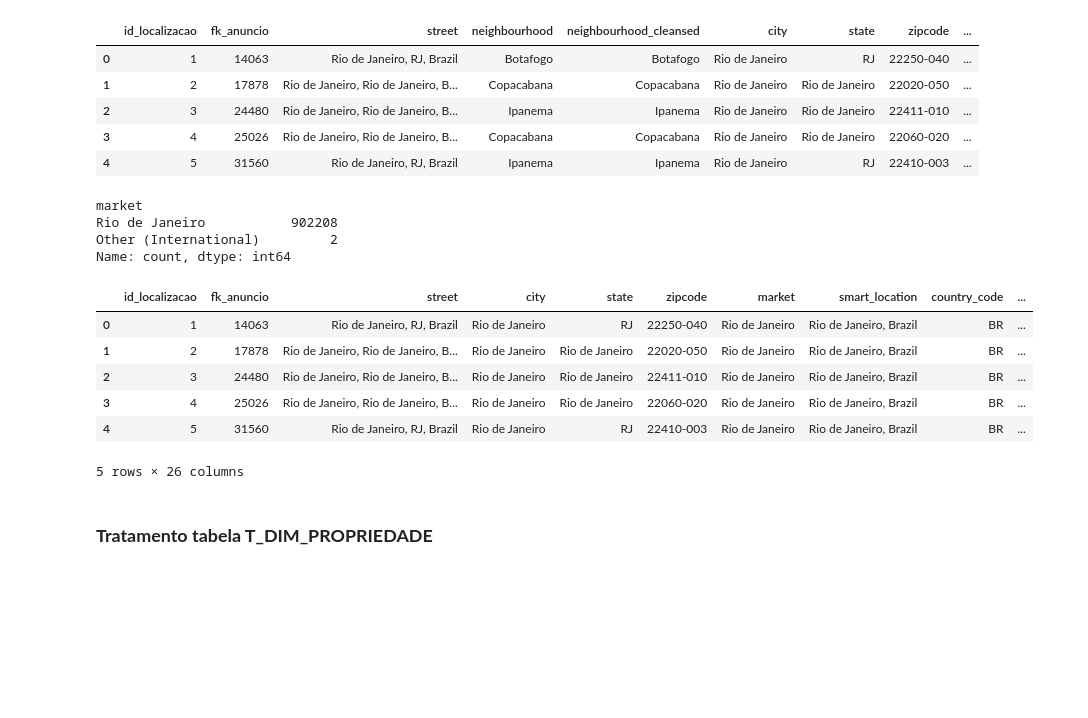
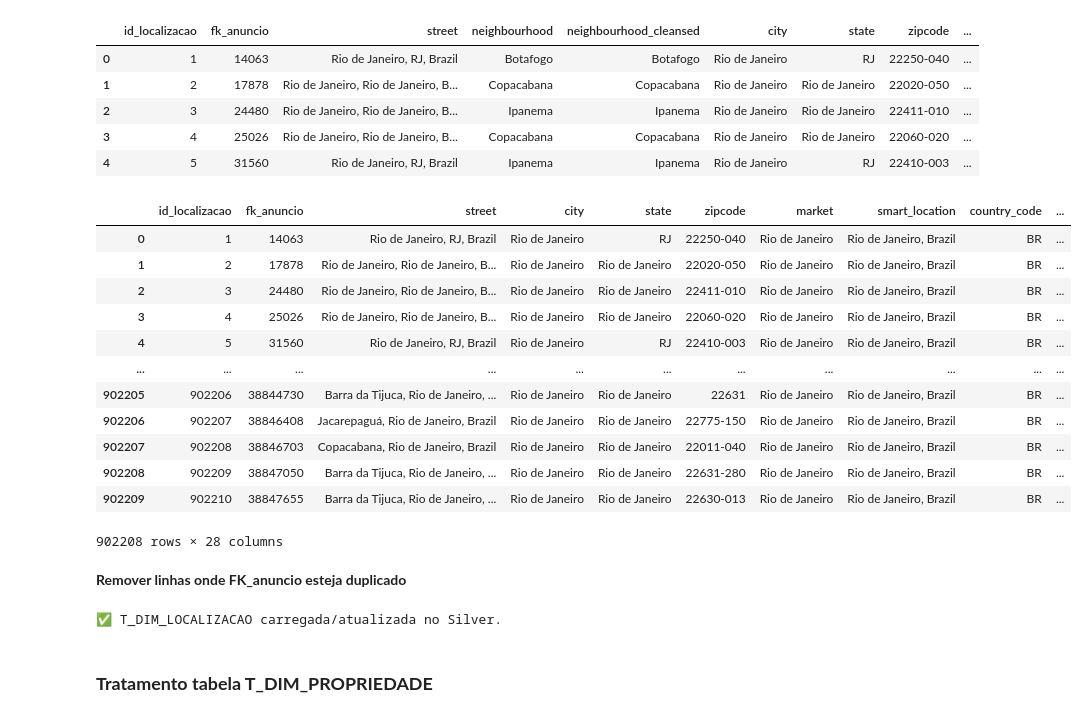
Before and after one commit to JONATHAN-ALMEIDA-MESQUITA/Airbnb-analytics-dw, a Jupyter notebook: notebooks/1_silver_transformations.ipynb, the cells around one changed output. Cells and saved outputs as stored; diff of their text form; code cells hidden in the pictures; blank space fills up the shorter version.

```diff
--- a/notebooks/1_silver_transformations.ipynb
+++ b/notebooks/1_silver_transformations.ipynb
@@ -692,8 +643,6 @@ df_localizacao_silver.head()
 | 4 | 5 | 31560 | Rio de Janeiro, RJ, Brazil | Ipanema | Ipanema | Rio de Janeiro | RJ | 22410-003 | ... |
 # %%
 df_localizacao_silver['market'].value_counts()
+
+#Removendo dois valores que nao conseguimos mapear com o geopandas
+df_localizacao_silver = df_localizacao_silver[df_localizacao_silver['market'] != 'Other (International)']
-# %% [output]
-market
-Rio de Janeiro           902208
-Other (International)         2
-Name: count, dtype: int64
@@ -743,13 +689,25 @@ gdf_pts_m['nearest_poi_name'] = gdf_pts_m[dist_cols].idxmin(axis=1).str.replace(
 
 # Volta a DF se quiser
 df_localizacao_silver = pd.DataFrame(gdf_pts_m.drop(columns='geometry'))
+
+#Auditoria
+df_localizacao_silver["fonte"] = 'Airbnb_bronze'
+df_localizacao_silver['dt_ingestao'] = pd.Timestamp.utcnow()
-# %%
-df_localizacao_silver.head(5)
-# %% [output]
-|  | id_localizacao | fk_anuncio | street | city | state | zipcode | market | smart_location | country_code | ... |
-| 0 | 1 | 14063 | Rio de Janeiro, RJ, Brazil | Rio de Janeiro | RJ | 22250-040 | Rio de Janeiro | Rio de Janeiro, Brazil | BR | ... |
-| 1 | 2 | 17878 | Rio de Janeiro, Rio de Janeiro, B... | Rio de Janeiro | Rio de Janeiro | 22020-050 | Rio de Janeiro | Rio de Janeiro, Brazil | BR | ... |
-| 2 | 3 | 24480 | Rio de Janeiro, Rio de Janeiro, B... | Rio de Janeiro | Rio de Janeiro | 22411-010 | Rio de Janeiro | Rio de Janeiro, Brazil | BR | ... |
-| 3 | 4 | 25026 | Rio de Janeiro, Rio de Janeiro, B... | Rio de Janeiro | Rio de Janeiro | 22060-020 | Rio de Janeiro | Rio de Janeiro, Brazil | BR | ... |
-| 4 | 5 | 31560 | Rio de Janeiro, RJ, Brazil | Rio de Janeiro | RJ | 22410-003 | Rio de Janeiro | Rio de Janeiro, Brazil | BR | ... |
-5 rows × 26 columns
+# %%
+df_localizacao_silver
+# %% [output]
+|  | id_localizacao | fk_anuncio | street | city | state | zipcode | market | smart_location | country_code | ... |
+| 0 | 1 | 14063 | Rio de Janeiro, RJ, Brazil | Rio de Janeiro | RJ | 22250-040 | Rio de Janeiro | Rio de Janeiro, Brazil | BR | ... |
+| 1 | 2 | 17878 | Rio de Janeiro, Rio de Janeiro, B... | Rio de Janeiro | Rio de Janeiro | 22020-050 | Rio de Janeiro | Rio de Janeiro, Brazil | BR | ... |
+| 2 | 3 | 24480 | Rio de Janeiro, Rio de Janeiro, B... | Rio de Janeiro | Rio de Janeiro | 22411-010 | Rio de Janeiro | Rio de Janeiro, Brazil | BR | ... |
+| 3 | 4 | 25026 | Rio de Janeiro, Rio de Janeiro, B... | Rio de Janeiro | Rio de Janeiro | 22060-020 | Rio de Janeiro | Rio de Janeiro, Brazil | BR | ... |
+| 4 | 5 | 31560 | Rio de Janeiro, RJ, Brazil | Rio de Janeiro | RJ | 22410-003 | Rio de Janeiro | Rio de Janeiro, Brazil | BR | ... |
+| ... | ... | ... | ... | ... | ... | ... | ... | ... | ... | ... |
+| 902205 | 902206 | 38844730 | Barra da Tijuca, Rio de Janeiro, ... | Rio de Janeiro | Rio de Janeiro | 22631 | Rio de Janeiro | Rio de Janeiro, Brazil | BR | ... |
+| 902206 | 902207 | 38846408 | Jacarepaguá, Rio de Janeiro, Brazil | Rio de Janeiro | Rio de Janeiro | 22775-150 | Rio de Janeiro | Rio de Janeiro, Brazil | BR | ... |
+| 902207 | 902208 | 38846703 | Copacabana, Rio de Janeiro, Brazil | Rio de Janeiro | Rio de Janeiro | 22011-040 | Rio de Janeiro | Rio de Janeiro, Brazil | BR | ... |
+| 902208 | 902209 | 38847050 | Barra da Tijuca, Rio de Janeiro, ... | Rio de Janeiro | Rio de Janeiro | 22631-280 | Rio de Janeiro | Rio de Janeiro, Brazil | BR | ... |
+| 902209 | 902210 | 38847655 | Barra da Tijuca, Rio de Janeiro, ... | Rio de Janeiro | Rio de Janeiro | 22630-013 | Rio de Janeiro | Rio de Janeiro, Brazil | BR | ... |
+902208 rows × 28 columns
+# %% [markdown]
+**Remover linhas onde FK_anuncio esteja duplicado**
@@ -756,3 +844,29 @@ df_localizacao_silver.head(5)
+# %%
+TARGET_COLS = [
+    'fk_anuncio',
+    'street','city','state','zipcode','market','smart_location',
+    'country_code','country','latitude','longitude','is_location_exact',
+    'neighbourhood','regiao_adm','rp',
+    'dist_cristo_redentor_km','dist_pao_de_acucar_km','dist_praia_de_copacabana_km',
+    'dist_praia_de_ipanema_km','dist_maracana_km','dist_arcos_da_lapa_km',
+    'dist_museu_do_amanha_km','dist_jardim_botanico_km',
+    'nearest_poi_km','nearest_poi_name',
+    'fonte'  # dt_ingestao fica de fora para usar DEFAULT
+]
+
+upsert_df(
+    conn=raw_conn,
+    df=df_localizacao_silver,
+    schema="b_silver",
+    table="T_DIM_LOCALIZACAO",
+    target_cols=TARGET_COLS,
+    conflict_cols=["fk_anuncio"],   # chave de UPSERT (PK/UNIQUE)
+    # update_cols=None  -> atualiza todas as colunas exceto a de conflito (default)
+    page_size=10000
+)
+print("✅ T_DIM_LOCALIZACAO carregada/atualizada no Silver.")
+# %% [output]
+✅ T_DIM_LOCALIZACAO carregada/atualizada no Silver.
 # %% [markdown]
 ### **Tratamento tabela T_DIM_PROPRIEDADE**
 # %%
```
Also changed, not shown: parts of 16 cells of this notebook, 1 other file.
